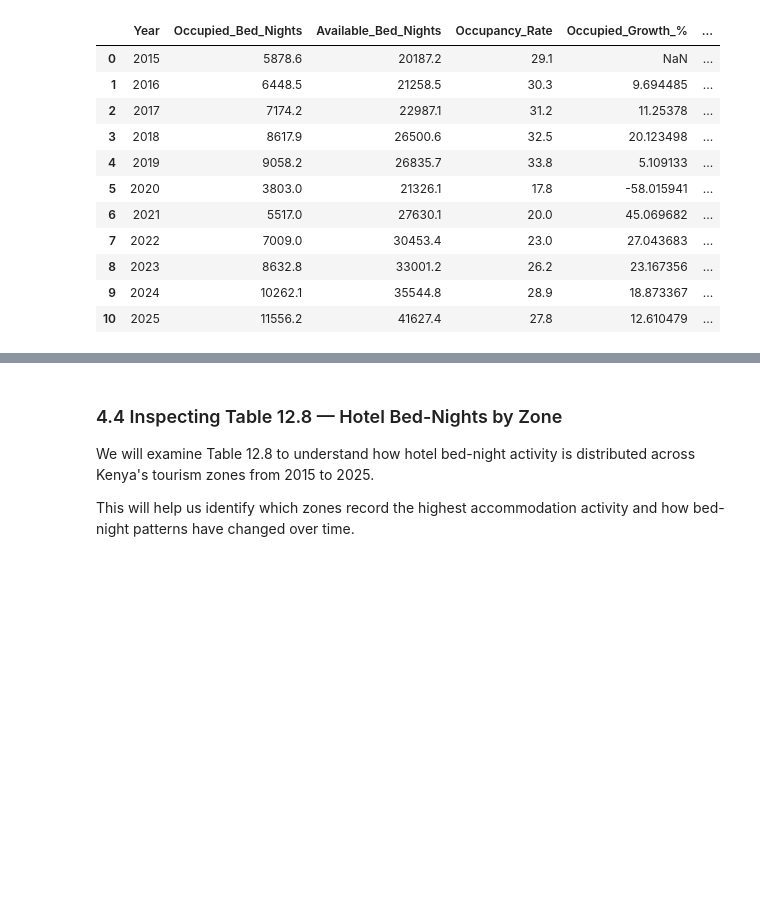
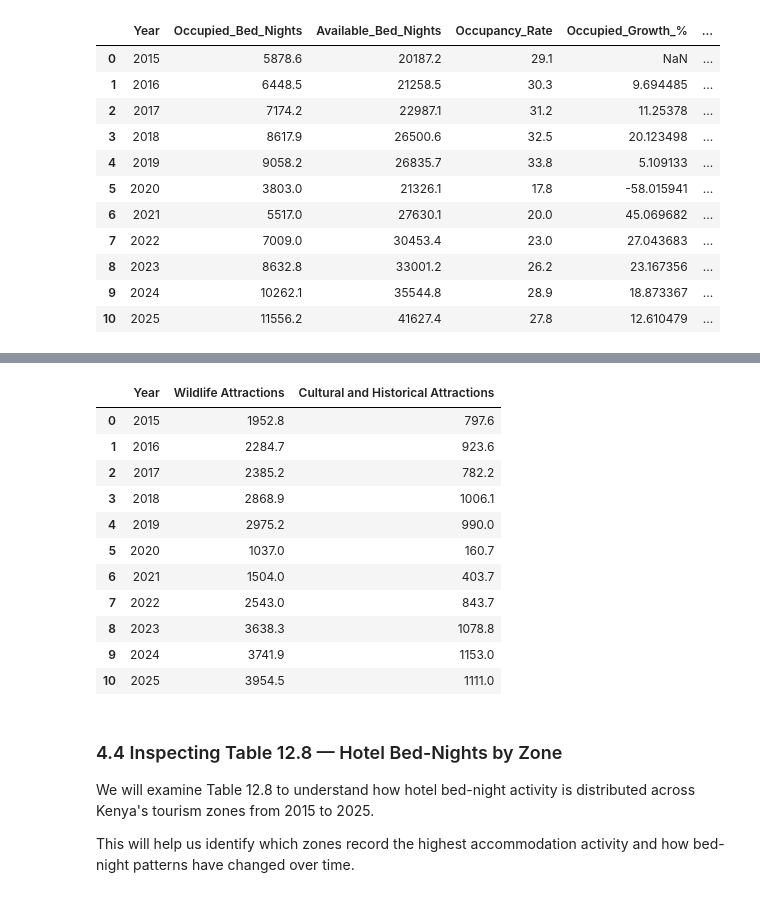
Before and after one commit to james-mutunga/Final-Capstone-Project, a Jupyter notebook: kenya_tourism_analysis.ipynb, the cells around one changed output, grey strips where cells are left out. Cells and saved outputs as stored; diff of their text form; code cells hidden in the pictures; blank space fills up the shorter version.

```diff
--- a/kenya_tourism_analysis.ipynb
+++ b/kenya_tourism_analysis.ipynb
@@ -1292,3 +1444,39 @@ df_accommodation.round(2)
+# %%
+import pandas as pd
+
+attraction_comparison = pd.DataFrame({
+    "Year": list(range(2015, 2026)),
+
+    "Wildlife Attractions": [
+        1952.8, 2284.7, 2385.2, 2868.9, 2975.2,
+        1037.0, 1504.0, 2543.0, 3638.3, 3741.9, 3954.5
+    ],
+
+    "Cultural and Historical Attractions": [
+        797.6, 923.6, 782.2, 1006.1, 990.0,
+        160.7, 403.7, 843.7, 1078.8, 1153.0, 1111.0
+    ]
+})
+
+attraction_comparison.to_csv(
+    "attraction_comparison.csv",
+    index=False
+)
+
+attraction_comparison
+# %% [output]
+|  | Year | Wildlife Attractions | Cultural and Historical Attractions |
+| 0 | 2015 | 1952.8 | 797.6 |
+| 1 | 2016 | 2284.7 | 923.6 |
+| 2 | 2017 | 2385.2 | 782.2 |
+| 3 | 2018 | 2868.9 | 1006.1 |
+| 4 | 2019 | 2975.2 | 990.0 |
+| 5 | 2020 | 1037.0 | 160.7 |
+| 6 | 2021 | 1504.0 | 403.7 |
+| 7 | 2022 | 2543.0 | 843.7 |
+| 8 | 2023 | 3638.3 | 1078.8 |
+| 9 | 2024 | 3741.9 | 1153.0 |
+| 10 | 2025 | 3954.5 | 1111.0 |
 # %% [markdown]
 ### 4.4 Inspecting Table 12.8 — Hotel Bed-Nights by Zone
 
```
Also changed, not shown: parts of 5 cells of this notebook, 5 other files.
